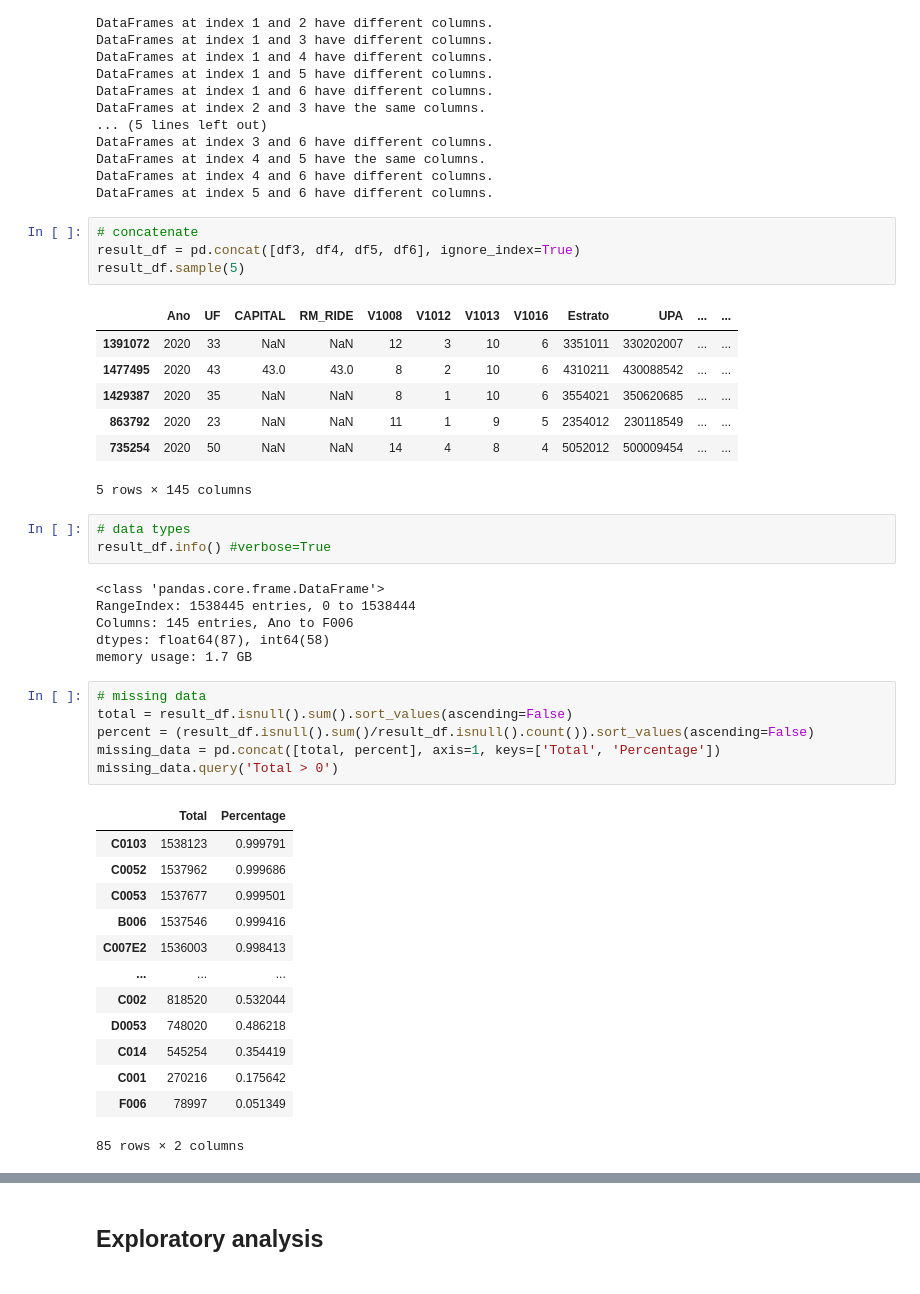
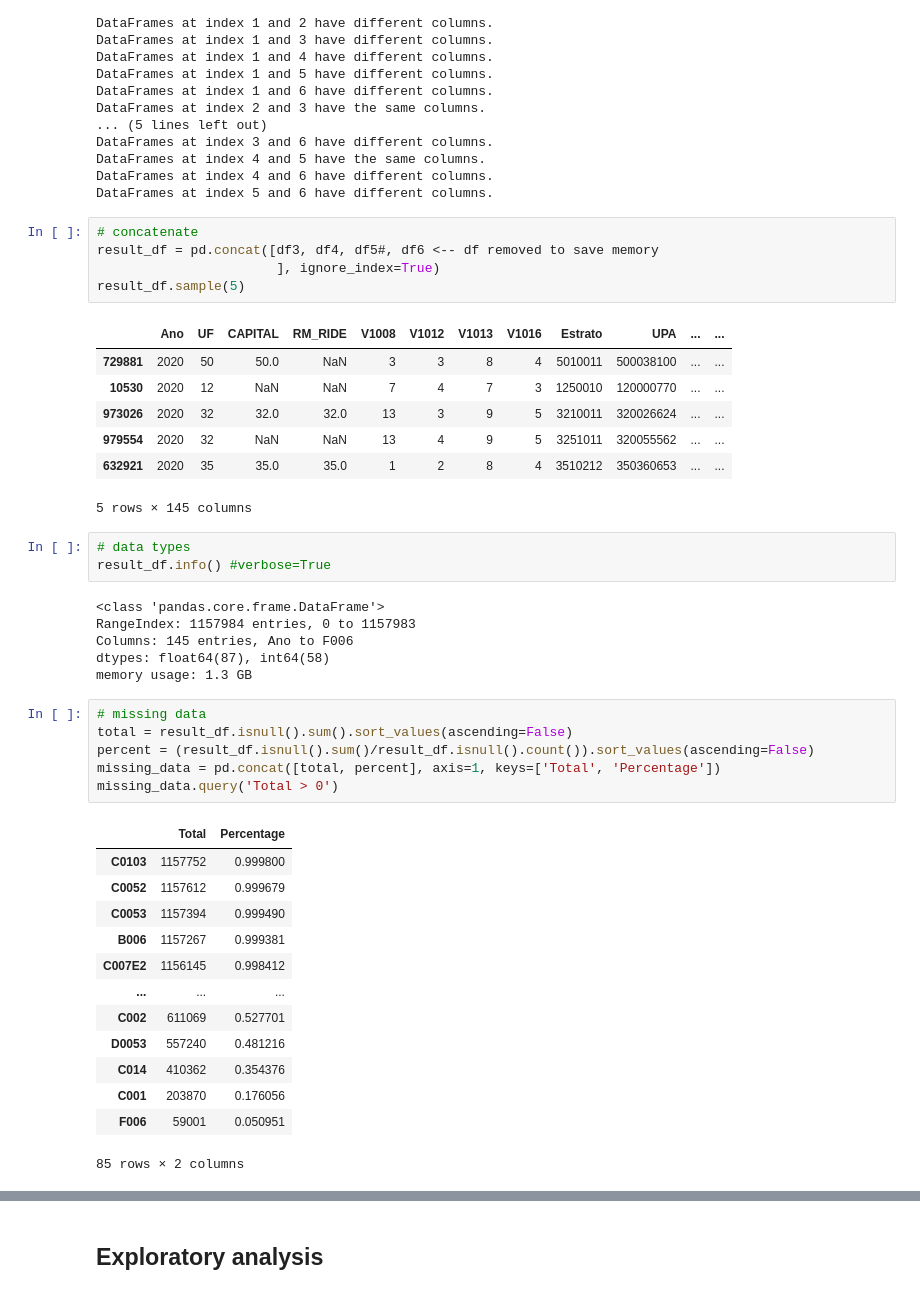
Before and after one commit to pathilink/HospAEinstein_test, a Jupyter notebook: notebook/pnad_eda.ipynb, the cells around one changed output, grey strips where cells are left out. Saved outputs shown, nothing was run; the diff lists cells and outputs as text.

```diff
--- a/notebook/pnad_eda.ipynb
+++ b/notebook/pnad_eda.ipynb
@@ -107,25 +107,26 @@ DataFrames at index 4 and 6 have different columns.
 DataFrames at index 5 and 6 have different columns.
 # %%
 # concatenate
-result_df = pd.concat([df3, df4, df5, df6], ignore_index=True)
+result_df = pd.concat([df3, df4, df5#, df6 <-- df removed to save memory
+                       ], ignore_index=True)
 result_df.sample(5)
 # %% [output]
 |  | Ano | UF | CAPITAL | RM_RIDE | V1008 | V1012 | V1013 | V1016 | Estrato | UPA | ... | ... |
-| 1391072 | 2020 | 33 | NaN | NaN | 12 | 3 | 10 | 6 | 3351011 | 330202007 | ... | ... |
-| 1477495 | 2020 | 43 | 43.0 | 43.0 | 8 | 2 | 10 | 6 | 4310211 | 430088542 | ... | ... |
-| 1429387 | 2020 | 35 | NaN | NaN | 8 | 1 | 10 | 6 | 3554021 | 350620685 | ... | ... |
-| 863792 | 2020 | 23 | NaN | NaN | 11 | 1 | 9 | 5 | 2354012 | 230118549 | ... | ... |
-| 735254 | 2020 | 50 | NaN | NaN | 14 | 4 | 8 | 4 | 5052012 | 500009454 | ... | ... |
+| 729881 | 2020 | 50 | 50.0 | NaN | 3 | 3 | 8 | 4 | 5010011 | 500038100 | ... | ... |
+| 10530 | 2020 | 12 | NaN | NaN | 7 | 4 | 7 | 3 | 1250010 | 120000770 | ... | ... |
+| 973026 | 2020 | 32 | 32.0 | 32.0 | 13 | 3 | 9 | 5 | 3210011 | 320026624 | ... | ... |
+| 979554 | 2020 | 32 | NaN | NaN | 13 | 4 | 9 | 5 | 3251011 | 320055562 | ... | ... |
+| 632921 | 2020 | 35 | 35.0 | 35.0 | 1 | 2 | 8 | 4 | 3510212 | 350360653 | ... | ... |
 5 rows × 145 columns
 # %%
 # data types
 result_df.info() #verbose=True
 # %% [output]
 <class 'pandas.core.frame.DataFrame'>
-RangeIndex: 1538445 entries, 0 to 1538444
+RangeIndex: 1157984 entries, 0 to 1157983
 Columns: 145 entries, Ano to F006
 dtypes: float64(87), int64(58)
-memory usage: 1.7 GB
+memory usage: 1.3 GB
 # %%
 # missing data
 total = result_df.isnull().sum().sort_values(ascending=False)
@@ -134,15 +135,15 @@ missing_data = pd.concat([total, percent], axis=1, keys=['Total', 'Percentage'])
 missing_data.query('Total > 0')
 # %% [output]
 |  | Total | Percentage |
-| C0103 | 1538123 | 0.999791 |
-| C0052 | 1537962 | 0.999686 |
-| C0053 | 1537677 | 0.999501 |
-| B006 | 1537546 | 0.999416 |
-| C007E2 | 1536003 | 0.998413 |
+| C0103 | 1157752 | 0.999800 |
+| C0052 | 1157612 | 0.999679 |
+| C0053 | 1157394 | 0.999490 |
+| B006 | 1157267 | 0.999381 |
+| C007E2 | 1156145 | 0.998412 |
 | ... | ... | ... |
-| C002 | 818520 | 0.532044 |
-| D0053 | 748020 | 0.486218 |
-| C014 | 545254 | 0.354419 |
-| C001 | 270216 | 0.175642 |
-| F006 | 78997 | 0.051349 |
+| C002 | 611069 | 0.527701 |
+| D0053 | 557240 | 0.481216 |
+| C014 | 410362 | 0.354376 |
+| C001 | 203870 | 0.176056 |
+| F006 | 59001 | 0.050951 |
 85 rows × 2 columns
```
Also changed, not shown: parts of 39 cells of this notebook.
